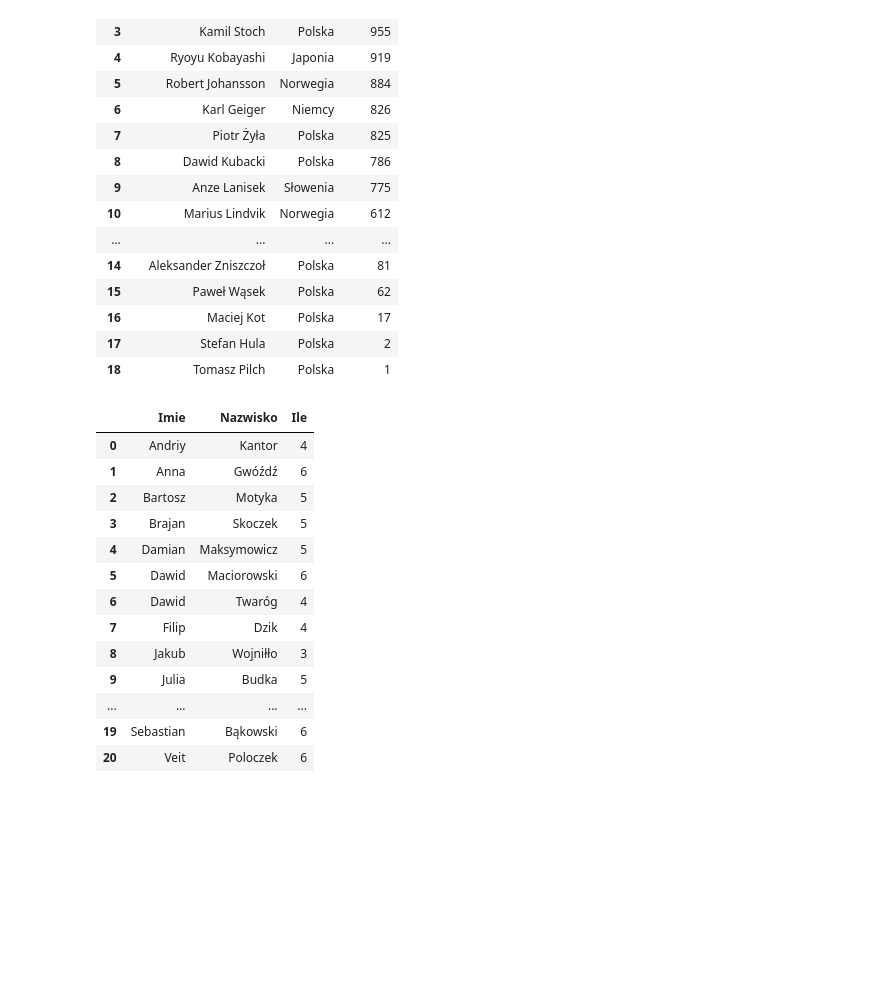
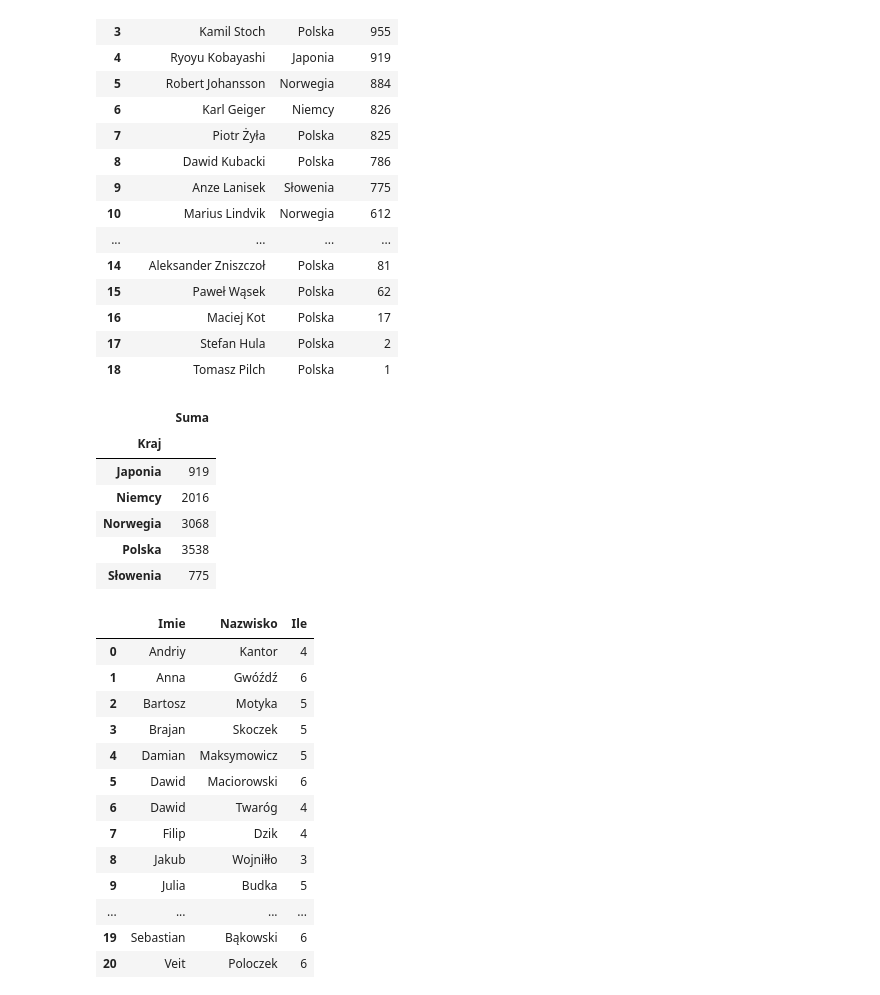
Before and after one commit to Lalsep/SQL-light, a Jupyter notebook: sql.ipynb, the cells around one changed output. Saved outputs shown, nothing was run; the diff lists cells and outputs as text; code cells hidden in the pictures; blank space fills up the shorter version.

```diff
--- a/sql.ipynb
+++ b/sql.ipynb
@@ -48,6 +30,16 @@ df
 | 16 | Maciej Kot | Polska | 17 |
 | 17 | Stefan Hula | Polska | 2 |
 | 18 | Tomasz Pilch | Polska | 1 |
+# %%
+df.groupby('Kraj').agg(Suma = ('Punkty', 'sum'))
+# %% [output]
+|  | Suma |
+| Kraj |  |
+| Japonia | 919 |
+| Niemcy | 2016 |
+| Norwegia | 3068 |
+| Polska | 3538 |
+| Słowenia | 775 |
 # %%
 obc = pd.read_clipboard()
 # %%
```
Also changed, not shown: parts of 5 cells of this notebook, 2 other files.
